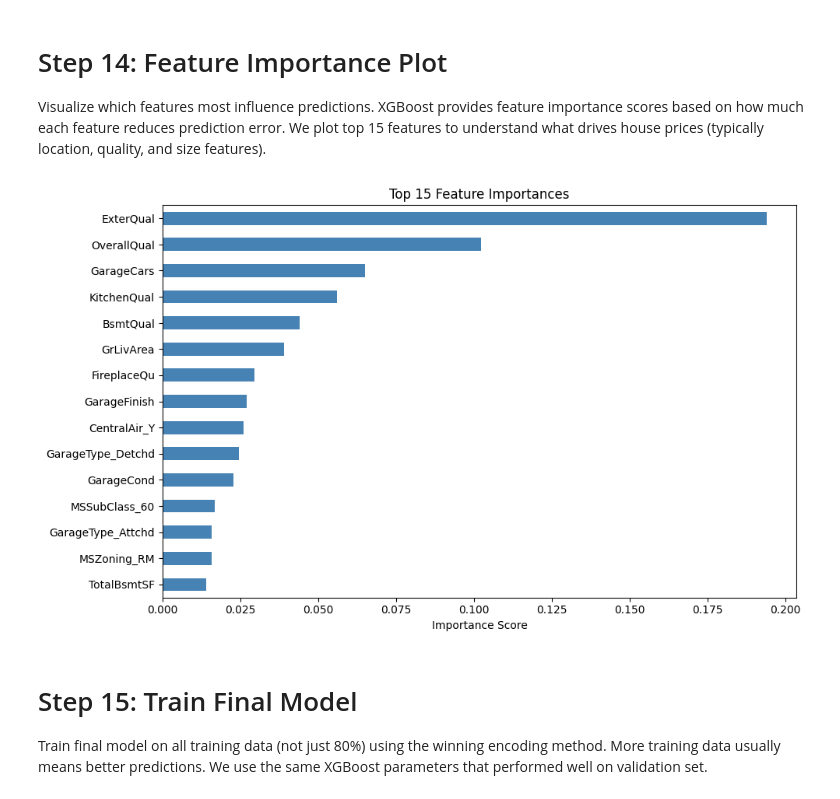
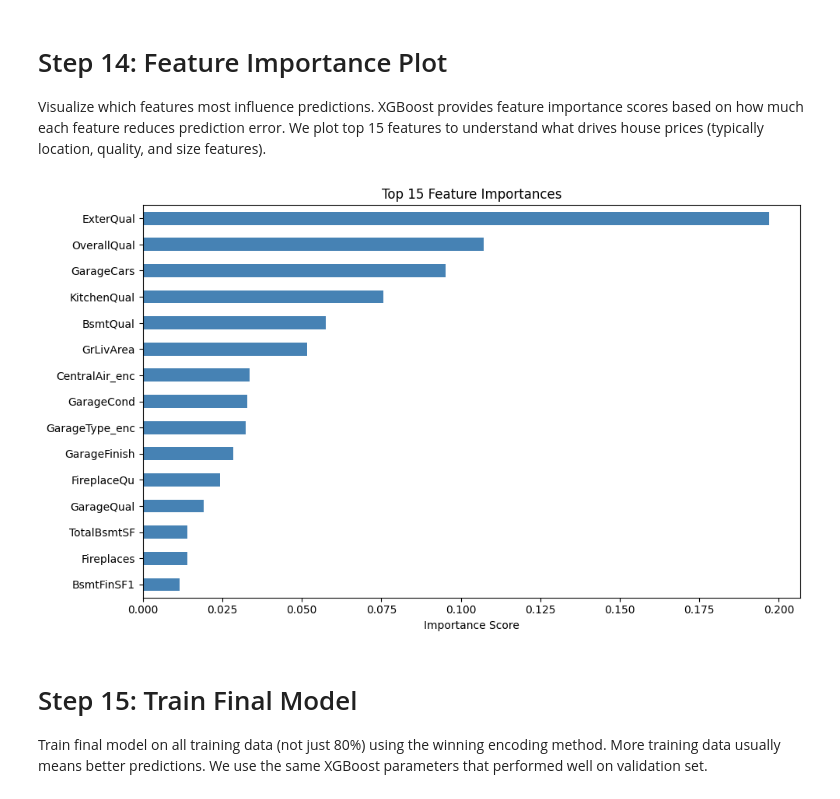
Before and after one commit to jescaamondi/house-price-prediction, a Jupyter notebook: House-prediction/housePrediction.ipynb, the cells around one changed output. Saved outputs shown, nothing was run; the diff lists cells and outputs as text; code cells hidden in the pictures.

Commit message:
added images

```diff
--- a/House-prediction/housePrediction.ipynb
+++ b/House-prediction/housePrediction.ipynb
@@ -230,16 +230,21 @@ Better: Label Encoding
 # Step 14: Feature Importance Plot
 Visualize which features most influence predictions. XGBoost provides feature importance scores based on how much each feature reduces prediction error. We plot top 15 features to understand what drives house prices (typically location, quality, and size features).
 # %%
-feat_imp = pd.Series(model_onehot.feature_importances_, index=X_onehot.columns).sort_values(ascending=False).head(15)
+if rmse_onehot < rmse_label:
+    best_model, best_features = model_onehot, X_onehot
+else:
+    best_model, best_features = model_label, X_label
+
+feat_imp = pd.Series(best_model.feature_importances_, index=best_features.columns).sort_values(ascending=False).head(15)
 
 plt.figure(figsize=(10, 6))
 feat_imp.sort_values().plot(kind='barh', color='steelblue')
 plt.title('Top 15 Feature Importances')
 plt.xlabel('Importance Score')
 plt.tight_layout()
 plt.show()
 # %% [output]
-[figure, old version]
+[figure, new version]
 # %% [markdown]
 # Step 15: Train Final Model
 Train final model on all training data (not just 80%) using the winning encoding method. More training data usually means better predictions. We use the same XGBoost parameters that performed well on validation set.
```
Also changed, not shown: 1 other file.
